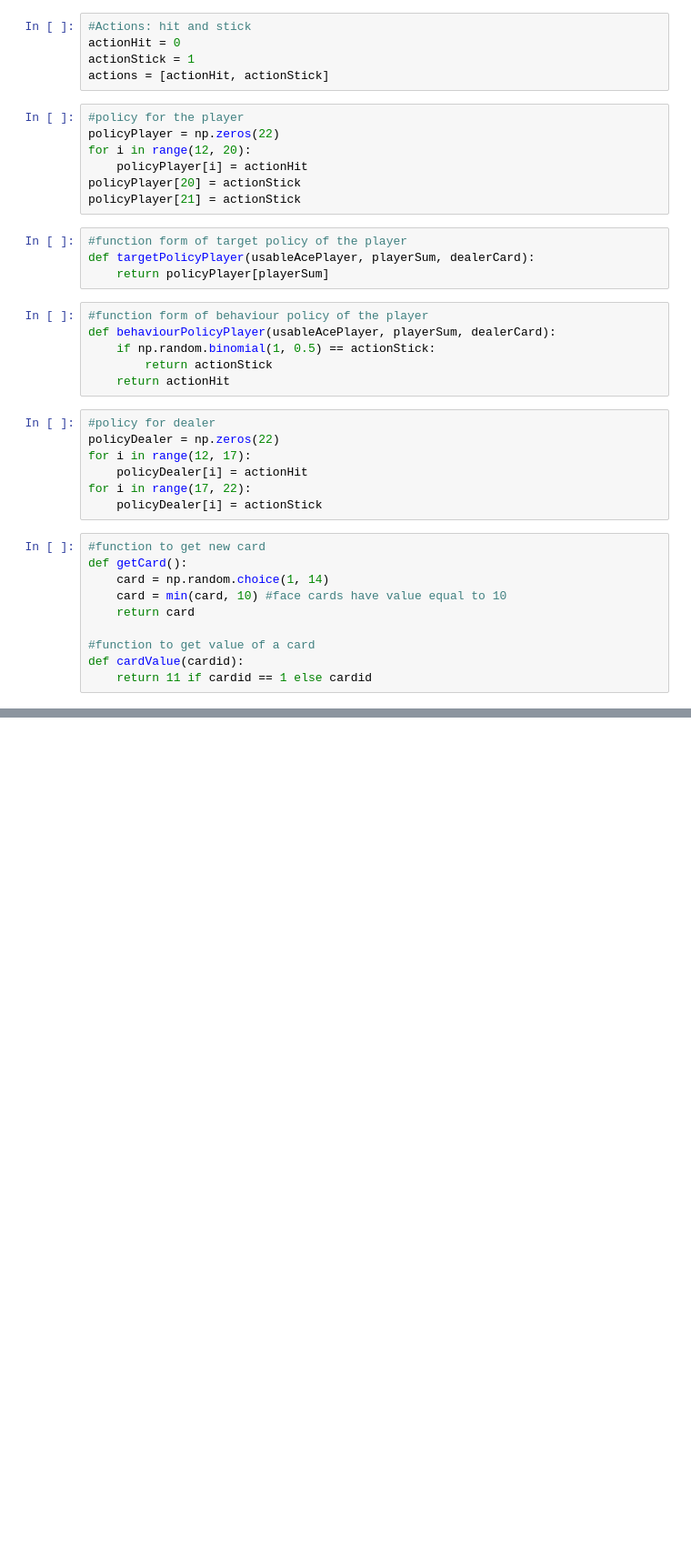
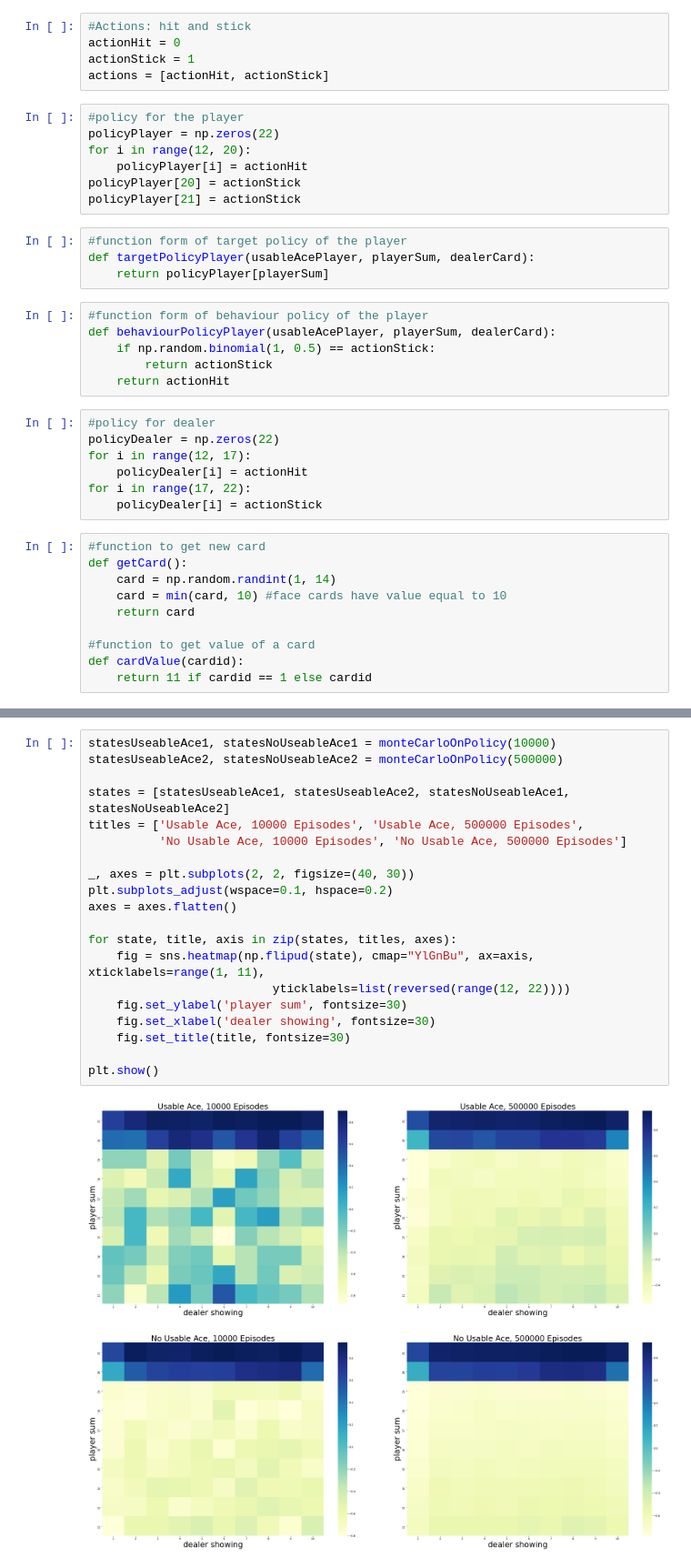
Before and after one commit to anuragk1/Sample-based-Learning-Methods, a Jupyter notebook: Week 1/Blackjack.ipynb, the cells around one changed output, grey strips where cells are left out. Shown: that part at 91% size. Saved outputs shown, nothing was run; the diff lists cells and outputs as text; blank space fills up the shorter version.

Commit message:
Implemented On-policy Monte Carlo and Monte Carlo with Exploring Stars on the blackjack problem

```diff
--- a/Week 1/Blackjack.ipynb
+++ b/Week 1/Blackjack.ipynb
@@ -37,7 +37,7 @@ for i in range(17, 22):
 # %%
 #function to get new card
 def getCard():
-    card = np.random.choice(1, 14)
+    card = np.random.randint(1, 14)
     card = min(card, 10) #face cards have value equal to 10
     return card
 
@@ -112,0 +197,22 @@ def play(policyPlayer, initialState = None, initialAction = None):
+# %%
+statesUseableAce1, statesNoUseableAce1 = monteCarloOnPolicy(10000)
+statesUseableAce2, statesNoUseableAce2 = monteCarloOnPolicy(500000)
+
+states = [statesUseableAce1, statesUseableAce2, statesNoUseableAce1, statesNoUseableAce2]
+titles = ['Usable Ace, 10000 Episodes', 'Usable Ace, 500000 Episodes',
+          'No Usable Ace, 10000 Episodes', 'No Usable Ace, 500000 Episodes']
+
+_, axes = plt.subplots(2, 2, figsize=(40, 30))
+plt.subplots_adjust(wspace=0.1, hspace=0.2)
+axes = axes.flatten()
+
+for state, title, axis in zip(states, titles, axes):
+    fig = sns.heatmap(np.flipud(state), cmap="YlGnBu", ax=axis, xticklabels=range(1, 11),
+                          yticklabels=list(reversed(range(12, 22))))
+    fig.set_ylabel('player sum', fontsize=30)
+    fig.set_xlabel('dealer showing', fontsize=30)
+    fig.set_title(title, fontsize=30)
+
+plt.show()
+# %% [output]
+[figure, added]
```
Also changed, not shown: parts of 5 cells of this notebook.
